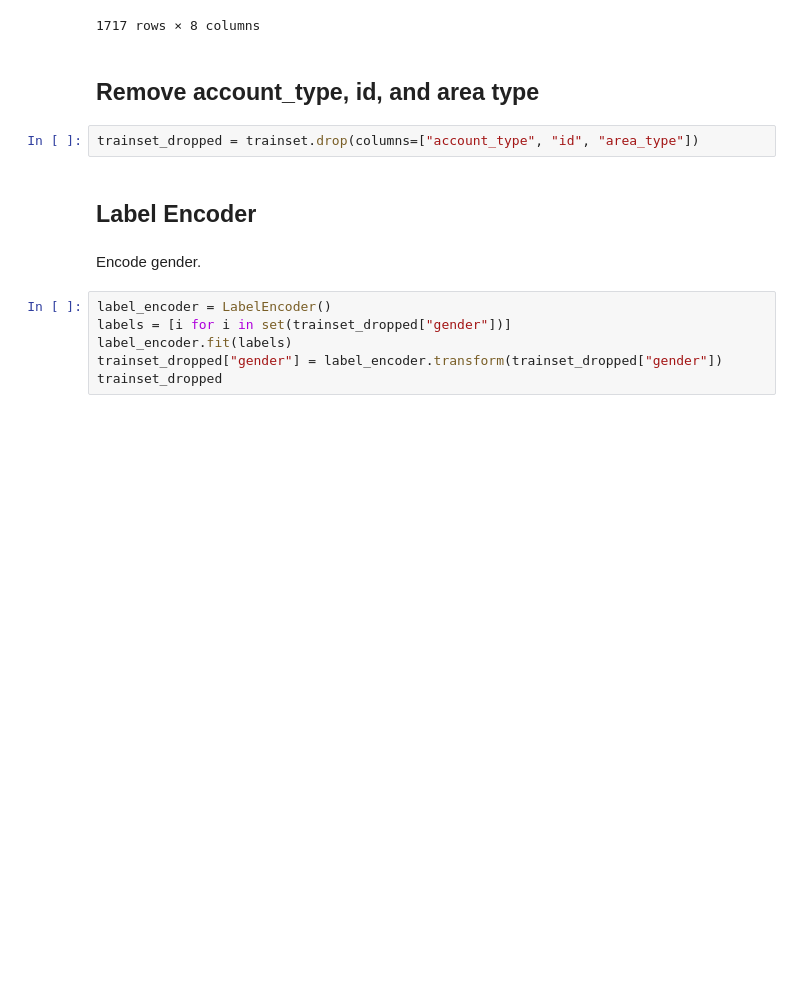
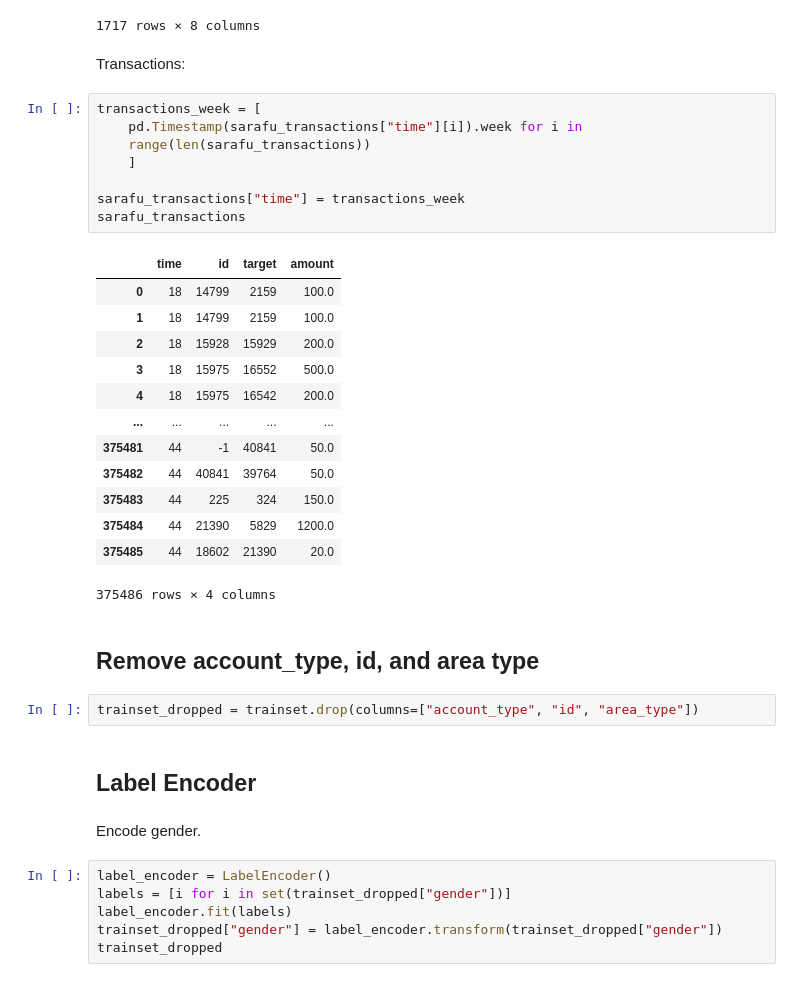
Before and after one commit to beratcabuk/sdshackathon2022, a Jupyter notebook: sdshackathon.ipynb, the cells around one changed output. Drawn from its saved outputs; the diff is of its cells as text; blank space fills up the shorter version.

```diff
--- a/sdshackathon.ipynb
+++ b/sdshackathon.ipynb
@@ -213,6 +213,30 @@ testset
 | 1715 | 36739 | individual | 36 | unknown | Mukuru Nairobi | urban | labour | 0.00 |
 | 1716 | 38736 | individual | 39 | unknown | Kinango Kwale | rural | farming | 0.00 |
 1717 rows × 8 columns
+# %% [markdown]
+Transactions:
+# %%
+transactions_week = [
+    pd.Timestamp(sarafu_transactions["time"][i]).week for i in
+    range(len(sarafu_transactions))
+    ]
+
+sarafu_transactions["time"] = transactions_week
+sarafu_transactions
+# %% [output]
+|  | time | id | target | amount |
+| 0 | 18 | 14799 | 2159 | 100.0 |
+| 1 | 18 | 14799 | 2159 | 100.0 |
+| 2 | 18 | 15928 | 15929 | 200.0 |
+| 3 | 18 | 15975 | 16552 | 500.0 |
+| 4 | 18 | 15975 | 16542 | 200.0 |
+| ... | ... | ... | ... | ... |
+| 375481 | 44 | -1 | 40841 | 50.0 |
+| 375482 | 44 | 40841 | 39764 | 50.0 |
+| 375483 | 44 | 225 | 324 | 150.0 |
+| 375484 | 44 | 21390 | 5829 | 1200.0 |
+| 375485 | 44 | 18602 | 21390 | 20.0 |
+375486 rows × 4 columns
 # %% [markdown]
 ## Remove account_type, id, and area type
 # %%
```
Also changed, not shown: parts of 5 cells of this notebook, 1 other file.
